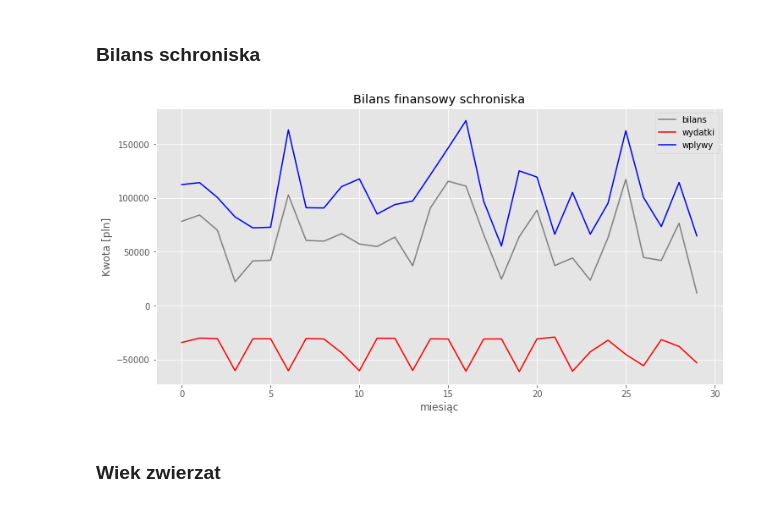
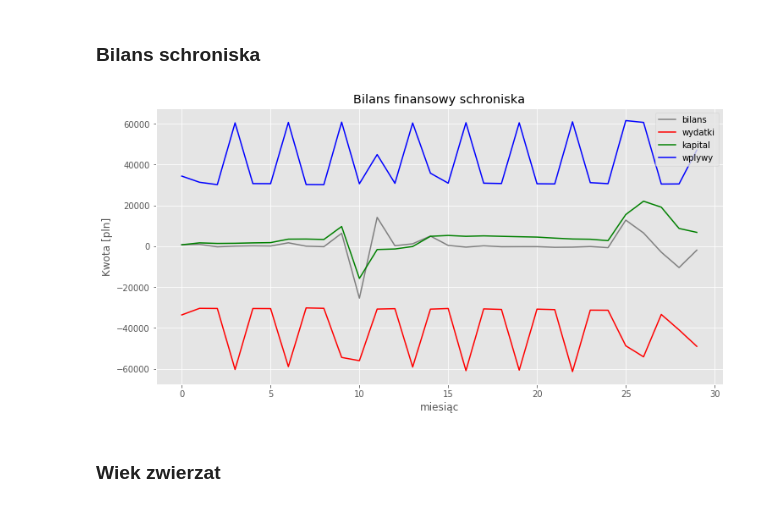
Before and after one commit to Karosemi/Dogs_and_cats, a Jupyter notebook: Dane_dla_schroniska.ipynb, the cells around one changed output. Cells and saved outputs as stored; diff of their text form; code cells hidden in the pictures.

```diff
--- a/Dane_dla_schroniska.ipynb
+++ b/Dane_dla_schroniska.ipynb
@@ -1602,12 +1604,12 @@ for j in range(len(data)):
 # %%
 #darowizny - losowe
 #ilosc darowizn w ciagu trzech lat- zalozmy ze ok 1500-2000
-amount =int(np.random.uniform(150, 900))
+amount =int(np.random.uniform(150, 500))
 for i in range(amount):
-    if np.random.random()>0.1:
+    if np.random.random()>0.01:
         kwota = abs(np.round(np.random.normal(50, 100),2))
     else:
-        kwota = np.round(np.random.uniform(1,30000),2)
+        kwota = np.round(np.random.uniform(1,15000),2)
     rand_i = int(np.random.uniform(0,2.49))
     if rand>0.5:
         opiekun = pracownik(names_male, lastnames_male, ulice, miasta[rand_i])
@@ -1737,5 +1739,5 @@ mydb = mysql.connector.connect(
 
 mycursor = mydb.cursor()
 #mycursor.execute("CREATE DATABASE Schronisko_zwierz")
-engine = create_engine('mysql+mysqlconnector://root:Cart2polfunc@localhost/Schronisko', echo=False)
+engine = create_engine('mysql+mysqlconnector://root:pasw@localhost/Schronisko', echo=False)
 # %%
@@ -1787,6 +1793,7 @@ df_info = pd.read_sql('SELECT * FROM Zwierzeta', engine)
 df_byle = pd.read_sql('SELECT * FROM Zwierz_byle', engine)
 df_wol = pd.read_sql('SELECT * FROM Wolontariusze', engine)
 df_schr = pd.read_sql('SELECT * FROM Zwierz_schr', engine)
+df_trans = pd.read_sql('SELECT * FROM Transakcje', engine)
 # %% [markdown]
 ## Ilość zwierząt w schronisku
 # %%
@@ -1863,6 +1870,8 @@ week = 40*24*3600 #1 dzien w sekundach- interwal czasowy
 trans_amount = []
 mi_amount = []
 do_amount = []
+kapital = 0
+kap_l = []
 while int_time< actual_time:
     start = dataformat(int_time)
     int_time += week
@@ -1871,6 +1880,8 @@ while int_time< actual_time:
     ujemne = np.where(bilans<0, bilans, 0).sum()
     dodatnie = np.where(bilans>0, bilans, 0).sum()
     suma = bilans.sum()
+    kapital += suma
+    kap_l.append(kapital)
     #print(ad_amount)
     mi_amount.append(ujemne)
     do_amount.append(dodatnie)
@@ -1878,16 +1889,17 @@ while int_time< actual_time:
 # %%
 plt.style.use('ggplot')
 plt.figure(figsize = (12,6))
 plt.plot(trans_amount, color = 'grey', label = 'bilans')
 plt.plot(mi_amount, color = 'red', label = 'wydatki')
+plt.plot(kap_l, color = 'green', label = 'kapital')
 plt.plot(do_amount, color = 'blue', label = 'wplywy')
 plt.title("Bilans finansowy schroniska")
 plt.xlabel('miesiąc')
 plt.ylabel('Kwota [pln]')
 plt.legend(loc=1)
 plt.show()
 # %% [output]
-[figure, old version]
+[figure, new version]
 # %% [markdown]
 ### Wiek zwierzat
 # %%
```
Also changed, not shown: parts of 40 cells of this notebook.
